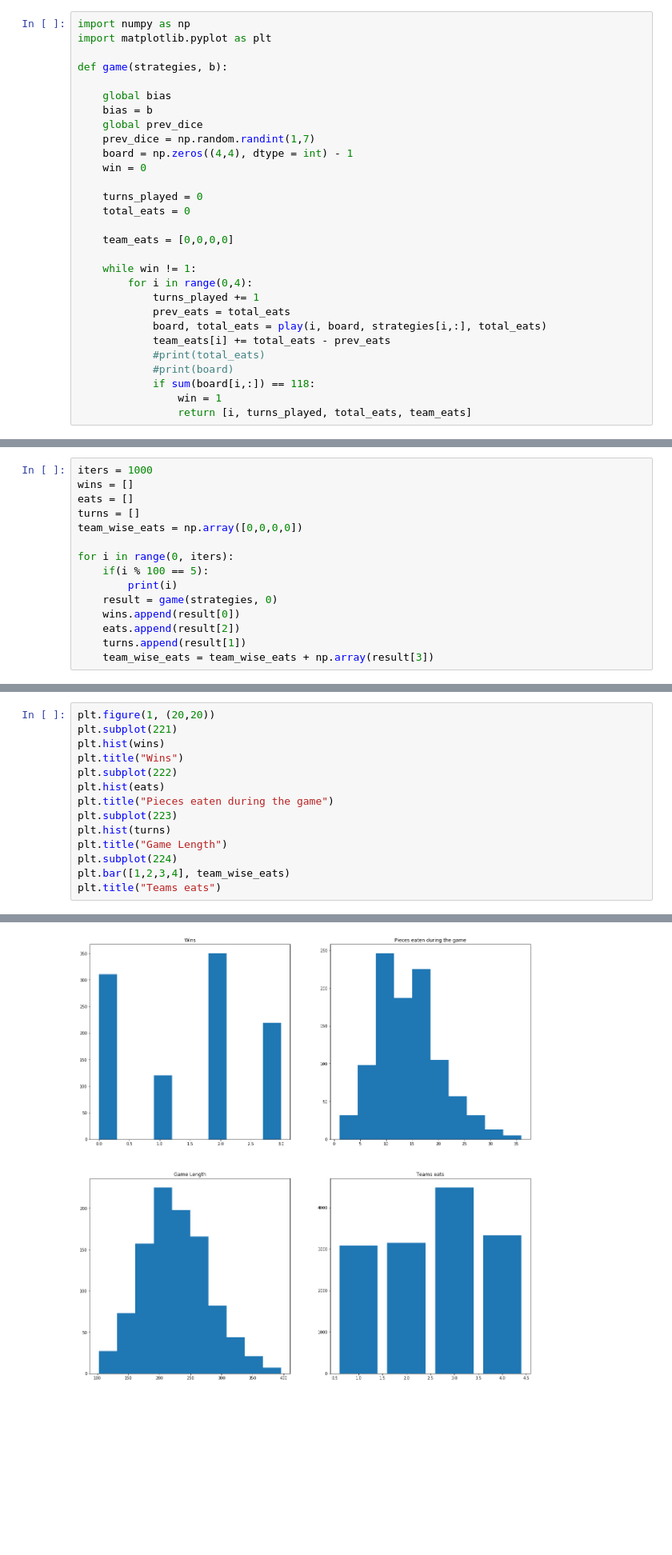
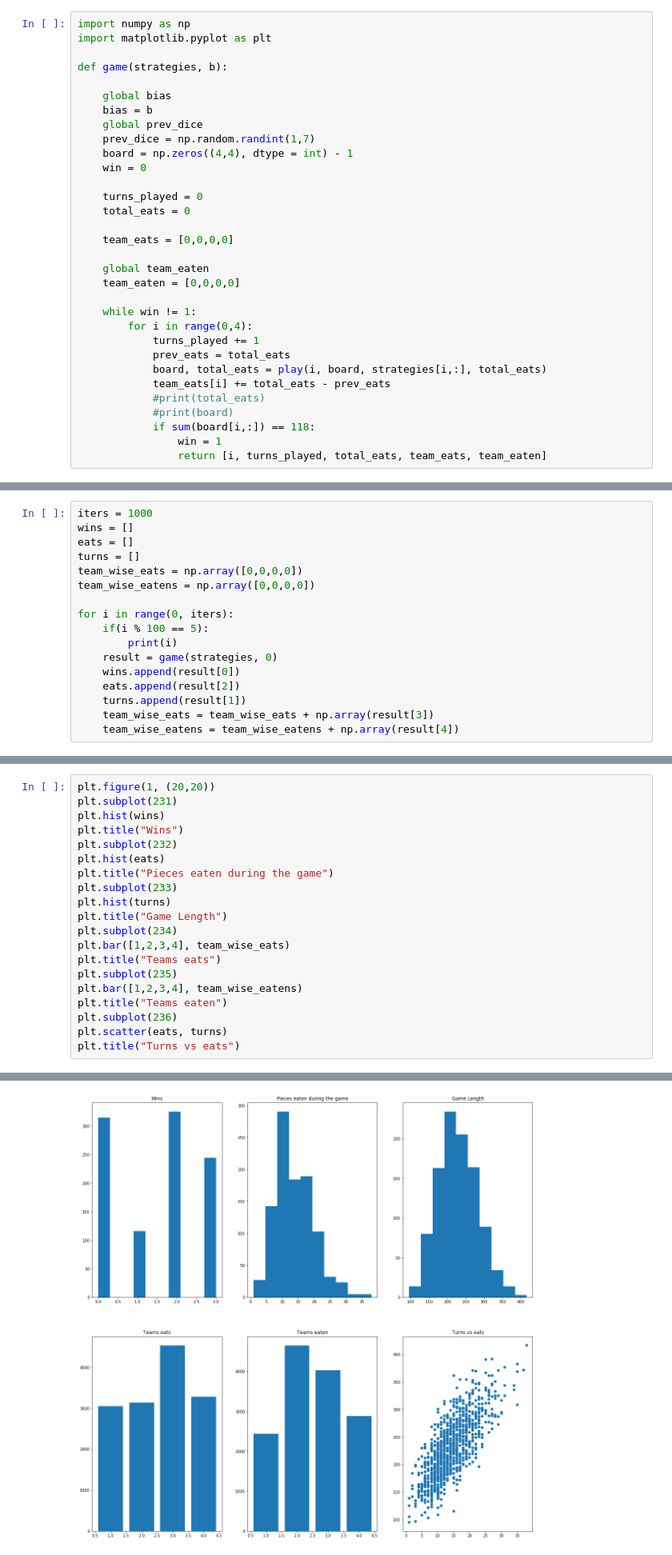
Before and after one commit to Stippos/Kimble, a Jupyter notebook: kimble.ipynb, the cells around one changed output, grey strips where cells are left out. Shown: that part at 80% size. Saved outputs shown, nothing was run; the diff lists cells and outputs as text; blank space fills up the shorter version.

```diff
--- a/kimble.ipynb
+++ b/kimble.ipynb
@@ -16,6 +16,9 @@ def game(strategies, b):
 
     team_eats = [0,0,0,0]
 
+    global team_eaten
+    team_eaten = [0,0,0,0]
+
     while win != 1:
         for i in range(0,4):
             turns_played += 1
@@ -26,7 +29,7 @@ def game(strategies, b):
             #print(board)
             if sum(board[i,:]) == 118:
                 win = 1
-                return [i, turns_played, total_eats, team_eats]
+                return [i, turns_played, total_eats, team_eats, team_eaten]
 # %%
 def play(player, board, strategy, tot_eats):
     global bias
@@ -303,6 +308,7 @@ wins = []
 eats = []
 turns = []
 team_wise_eats = np.array([0,0,0,0])
+team_wise_eatens = np.array([0,0,0,0])
 
 for i in range(0, iters):
     if(i % 100 == 5):
@@ -312,6 +318,7 @@ for i in range(0, iters):
     eats.append(result[2])
     turns.append(result[1])
     team_wise_eats = team_wise_eats + np.array(result[3])
+    team_wise_eatens = team_wise_eatens + np.array(result[4])
 # %% [output]
 5
 105
@@ -325,18 +332,24 @@ for i in range(0, iters):
 905
 # %%
 plt.figure(1, (20,20))
-plt.subplot(221)
+plt.subplot(231)
 plt.hist(wins)
 plt.title("Wins")
-plt.subplot(222)
+plt.subplot(232)
 plt.hist(eats)
 plt.title("Pieces eaten during the game")
-plt.subplot(223)
+plt.subplot(233)
 plt.hist(turns)
 plt.title("Game Length")
-plt.subplot(224)
+plt.subplot(234)
 plt.bar([1,2,3,4], team_wise_eats)
 plt.title("Teams eats")
+plt.subplot(235)
+plt.bar([1,2,3,4], team_wise_eatens)
+plt.title("Teams eaten")
+plt.subplot(236)
+plt.scatter(eats, turns)
+plt.title("Turns vs eats")
 # %% [output]
 <matplotlib.text.Text at 0x...>
-[figure, old version]
+[figure, new version]
```
Also changed, not shown: parts of 5 cells of this notebook.
